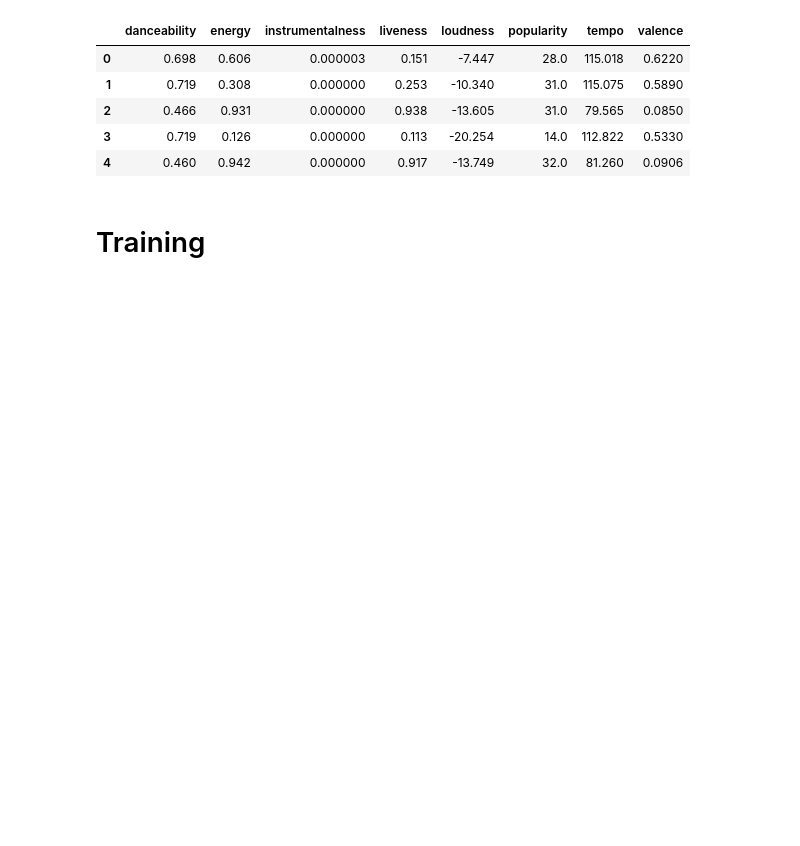
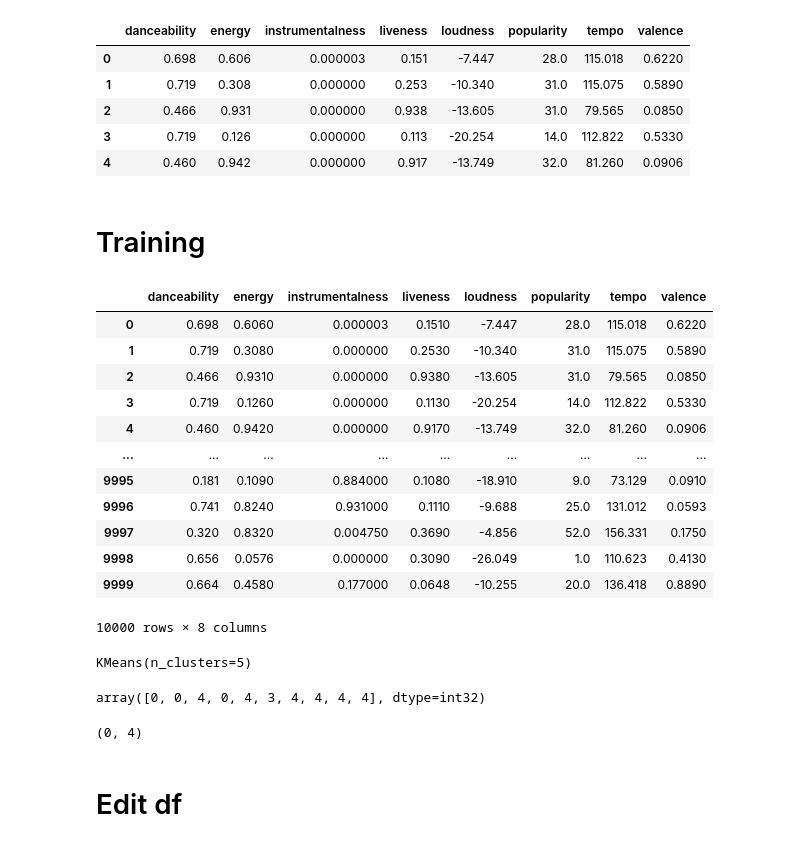
Before and after one commit to sahinalp/Music-Recommendation-System, a Jupyter notebook: MusicRecommendationSystem_training.ipynb, the cells around one changed output. Saved outputs shown, nothing was run; the diff lists cells and outputs as text; code cells hidden in the pictures; blank space fills up the shorter version.

```diff
--- a/MusicRecommendationSystem_training.ipynb
+++ b/MusicRecommendationSystem_training.ipynb
@@ -116,3 +142,35 @@ data[['danceability','energy','instrumentalness','liveness','loudness','populari
 # Training
 # %%
 model=KMeans(n_clusters=5)
+# %%
+X=data[['danceability','energy','instrumentalness','liveness','loudness','popularity','tempo','valence']]
+# %%
+X
+# %% [output]
+|  | danceability | energy | instrumentalness | liveness | loudness | popularity | tempo | valence |
+| 0 | 0.698 | 0.6060 | 0.000003 | 0.1510 | -7.447 | 28.0 | 115.018 | 0.6220 |
+| 1 | 0.719 | 0.3080 | 0.000000 | 0.2530 | -10.340 | 31.0 | 115.075 | 0.5890 |
+| 2 | 0.466 | 0.9310 | 0.000000 | 0.9380 | -13.605 | 31.0 | 79.565 | 0.0850 |
+| 3 | 0.719 | 0.1260 | 0.000000 | 0.1130 | -20.254 | 14.0 | 112.822 | 0.5330 |
+| 4 | 0.460 | 0.9420 | 0.000000 | 0.9170 | -13.749 | 32.0 | 81.260 | 0.0906 |
+| ... | ... | ... | ... | ... | ... | ... | ... | ... |
+| 9995 | 0.181 | 0.1090 | 0.884000 | 0.1080 | -18.910 | 9.0 | 73.129 | 0.0910 |
+| 9996 | 0.741 | 0.8240 | 0.931000 | 0.1110 | -9.688 | 25.0 | 131.012 | 0.0593 |
+| 9997 | 0.320 | 0.8320 | 0.004750 | 0.3690 | -4.856 | 52.0 | 156.331 | 0.1750 |
+| 9998 | 0.656 | 0.0576 | 0.000000 | 0.3090 | -26.049 | 1.0 | 110.623 | 0.4130 |
+| 9999 | 0.664 | 0.4580 | 0.177000 | 0.0648 | -10.255 | 20.0 | 136.418 | 0.8890 |
+10000 rows × 8 columns
+# %%
+model.fit(X)
+# %% [output]
+KMeans(n_clusters=5)
+# %%
+model.labels_[:10]
+# %% [output]
+array([0, 0, 4, 0, 4, 3, 4, 4, 4, 4], dtype=int32)
+# %%
+min((model.labels_)),max(model.labels_)
+# %% [output]
+(0, 4)
+# %% [markdown]
+# Edit df
```
Also changed, not shown: parts of 23 cells of this notebook.
